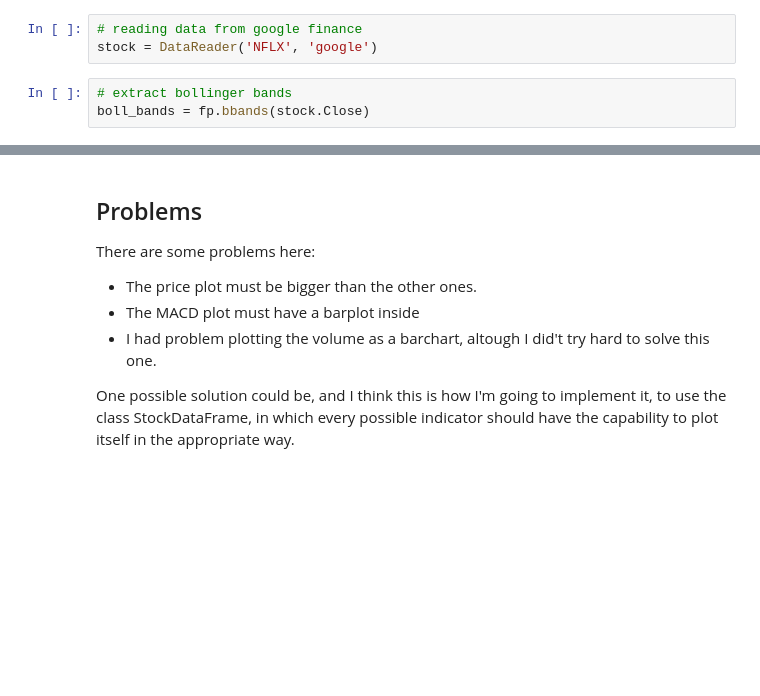
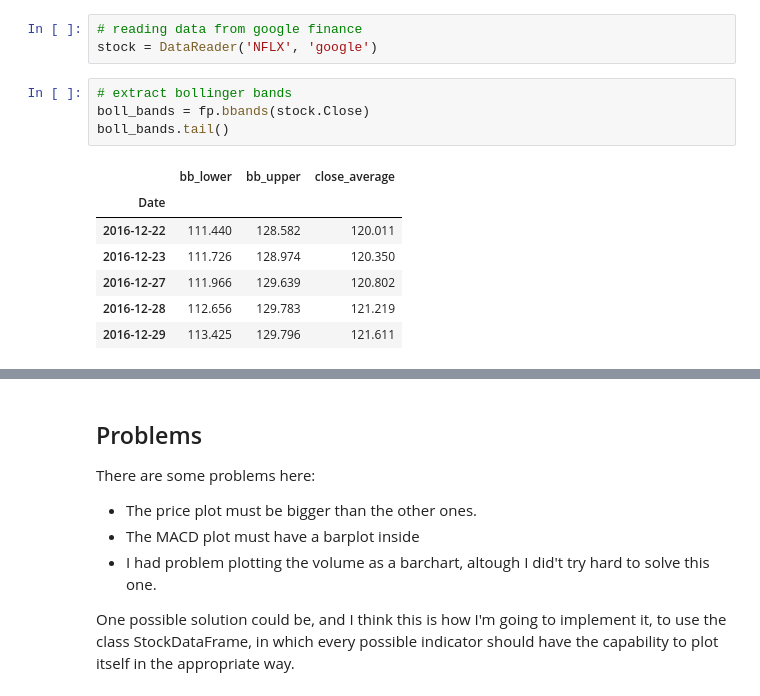
Before and after one commit to bchirico/finance4py, a Jupyter notebook: notebooks/indicator_examples_with_plots.ipynb, the cells around one changed output, grey strips where cells are left out. Drawn from its saved outputs; the diff is of its cells as text; blank space fills up the shorter version.

```diff
--- a/notebooks/indicator_examples_with_plots.ipynb
+++ b/notebooks/indicator_examples_with_plots.ipynb
@@ -18,5 +19,14 @@ stock = DataReader('NFLX', 'google')
 # %%
 # extract bollinger bands
 boll_bands = fp.bbands(stock.Close)
+boll_bands.tail()
+# %% [output]
+|  | bb_lower | bb_upper | close_average |
+| Date |  |  |  |
+| 2016-12-22 | 111.440 | 128.582 | 120.011 |
+| 2016-12-23 | 111.726 | 128.974 | 120.350 |
+| 2016-12-27 | 111.966 | 129.639 | 120.802 |
+| 2016-12-28 | 112.656 | 129.783 | 121.219 |
+| 2016-12-29 | 113.425 | 129.796 | 121.611 |
 # %%
 # extract average true range
```
Also changed, not shown: parts of 5 cells of this notebook, 2 other files.
